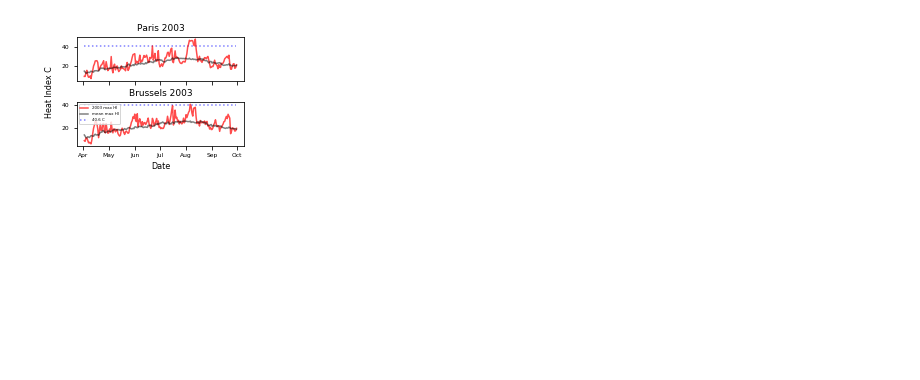
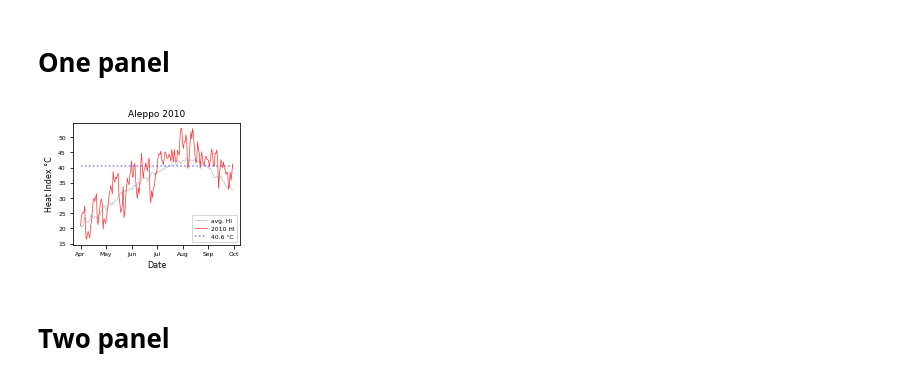
Before and after one commit to ecohydro/GlobalUrbanHeat, a Jupyter notebook: Notebooks/cpt_Fig4_Finalplots.ipynb, the cells around one changed output. Saved outputs shown, nothing was run; the diff lists cells and outputs as text; code cells hidden in the pictures; blank space fills up the shorter version.

```diff
--- a/Notebooks/cpt_Fig4_Finalplots.ipynb
+++ b/Notebooks/cpt_Fig4_Finalplots.ipynb
@@ -88,3 +89,61 @@ def plot_data(df, year, start, end):#, start, end):
     cols = pd.to_datetime([str(year)+'.'+date for date in hi_year.index])
 
     return hi_year, means, cols
+# %% [markdown]
+# One panel
+# %%
+# Args
+city_list = [4417, 'Aleppo'] # [4337, 'Beruit'] #[3342, 'Cairo'] #[1910, 'Accra'] 3268, Cape Town
+year = 2010
+font_size = 9
+
+# April 1 to Sep 30 (Use Julian Days), or 1 - 182 lagos
+start = 91
+end = 273
+
+# Labels
+hi_label = str(year)+' HI'
+labels =  ['avg. HI', hi_label, '40.6 '+DS+'C']
+
+# Make Data
+data = make_data(DATA_IN, 'ID_HDC_G0', city_list[0])
+hi_year, means,cols = plot_data(data, year, start, end)
+
+# FN OUT
+FN_OUT = 'FIG4-Aleppo10.png'
+# %%
+#### Make Figure & Save it
+
+# Set up
+rcParams['mathtext.default'] = 'regular' # set text to reg, not italic
+fig, axs = plt.subplots(1, 1, figsize = (3, 2.247), sharex=True) #(3, 2.247)
+ws = 0.5
+fig.subplots_adjust(hspace=ws)
+
+#plot
+axs.plot(cols, means, color = 'slategray', alpha = 0.5, linestyle = '-', lw = 0.7) # Long term daily avg
+axs.plot(cols, hi_year, color = 'red', alpha = 0.8, lw = 0.7) # Daily HI Max
+axs.hlines(y = 40.6, xmin = min(cols), xmax = max(cols), alpha = 0.5, linestyle = ':', color = 'blue')
+axs.set_title(city_list[1]+' '+str(year), fontsize = font_size)
+axs.tick_params(axis='both', labelsize = 6)
+
+# ticks
+# Make ticks on occurrences of each month:
+axs.xaxis.set_major_locator(mdates.MonthLocator())
+axs.xaxis.set_major_formatter(mdates.DateFormatter('%b'))
+axs.tick_params(axis='both', labelsize = 6)
+#axs.xaxis.set_major_locator(plt.MaxNLocator(3))
+
+# Labels
+#fig.text(0,0.5, 'Heat Index '+DS+'C', ha="center", va="center", rotation=90, fontsize = 8)
+plt.ylabel('Heat Index '+DS+'C', fontsize = 8)
+plt.xlabel('Date', fontsize = 8)
+
+
+# Legend
+plt.legend(labels, loc=4, prop={'size': 6})
+
+# Save it out
+plt.savefig(FIG_OUT+FN_OUT, dpi = 300, bbox_inches='tight')
+# %% [output]
+[figure, added]
@@ -91,3 +153,5 @@ def plot_data(df, year, start, end):#, start, end):
+# %% [markdown]
+# Two panel
 # %%
 #### Make Figure & Save it
 
@@ -96,7 +160,8 @@ city_list = [tuple((2045, 'Paris')), tuple((2145, 'Brussels'))]
 year = 2003
 font_size = 9
 
-# April 1 to Sep 30
+# April 1 to Sep 30 Use Julian Days
+
 start = 93
 end = 274
 
@@ -144,5 +209,3 @@ plt.legend(labels, loc=2, prop={'size': 4})
 
 # Save it out
 plt.savefig(FIG_OUT+'TEST.png', dpi = 300, bbox_inches='tight')
-# %% [output]
-[figure, removed]
```
Also changed, not shown: parts of 3 cells of this notebook, 1 other file.
